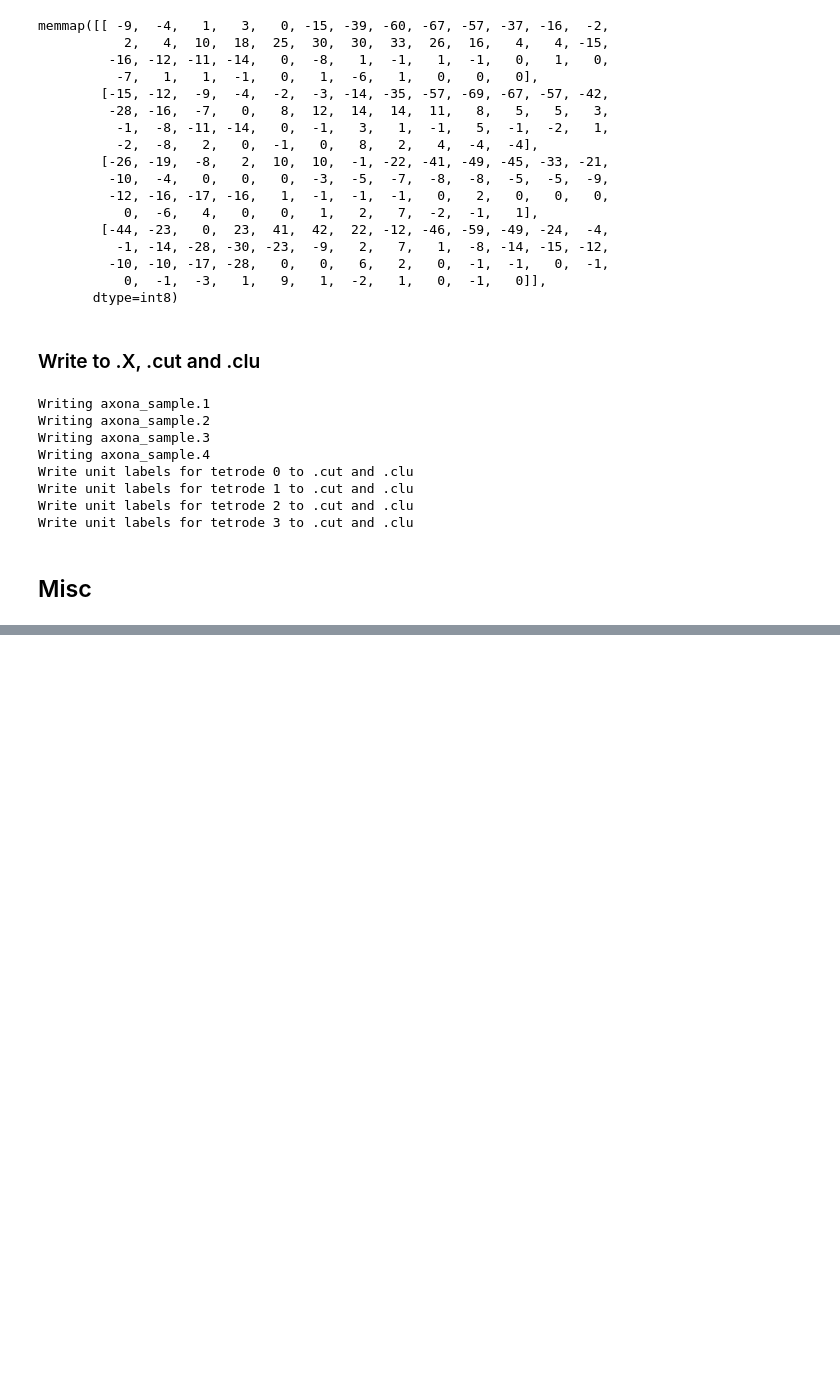
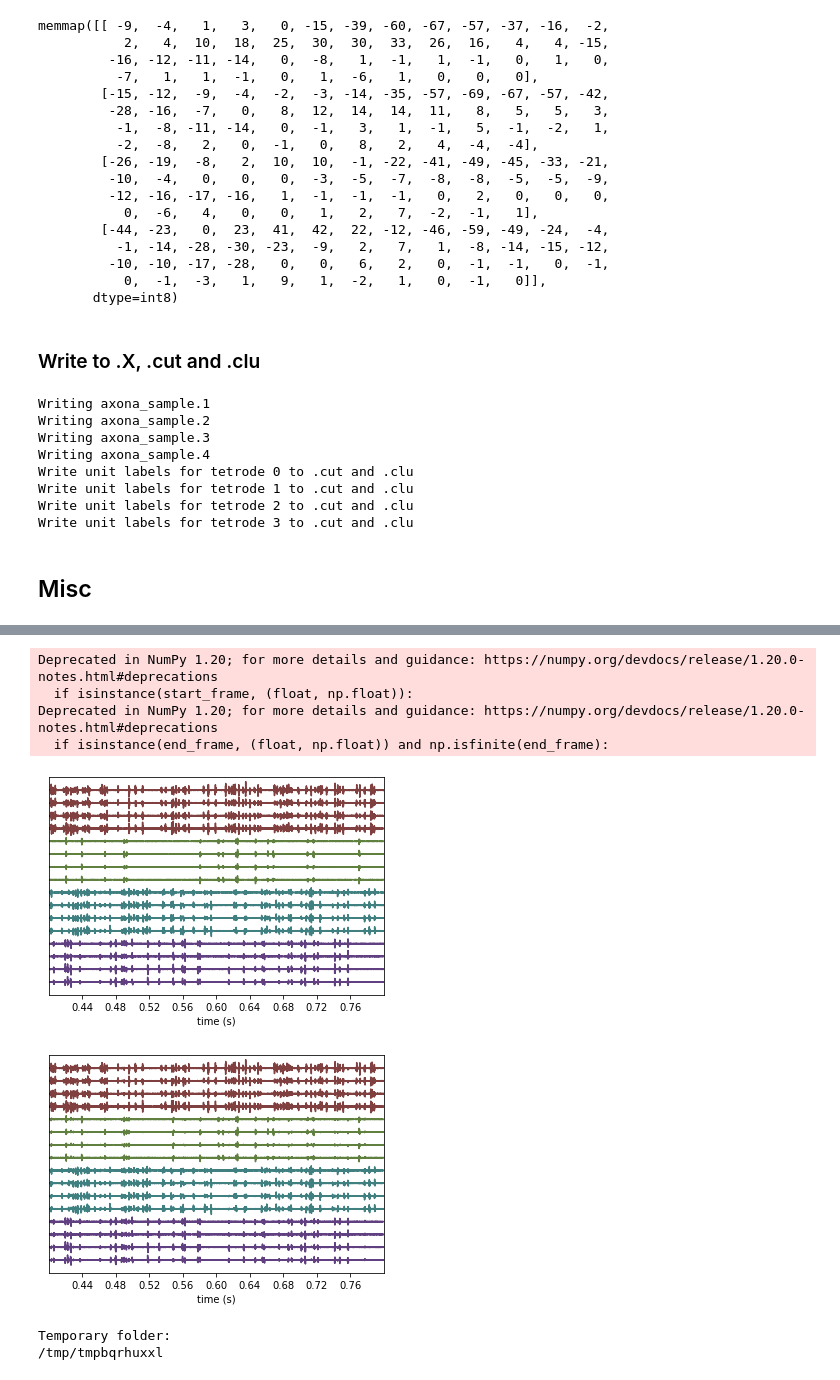
Before and after one commit to sbuergers/hussaini-lab-to-nwb-notebooks, a Jupyter notebook: Export_to_TINT.ipynb, the cells around one changed output, grey strips where cells are left out. Cells and saved outputs as stored; diff of their text form; code cells hidden in the pictures; blank space fills up the shorter version.

```diff
--- a/Export_to_TINT.ipynb
+++ b/Export_to_TINT.ipynb
@@ -1564,0 +1623,28 @@ def scale_values(x, maxabs, bound=127):
+# %%
+recording = AxonaUnitRecordingExtractor(filename=set_file)
+# %%
+recording.set_channel_locations(locations=[[0,0],[0,1],[0,2],[0,3],
+                                           [0,10],[0,11],[0,12],[0,13],
+                                           [0,20],[0,21],[0,22],[0,23],
+                                           [0,30],[0,31],[0,32],[0,33]],
+                                channel_ids=recording.get_channel_ids())
+# %%
+r_filt = st.preprocessing.bandpass_filter(recording, freq_min=300, freq_max=6000)
+w = sw.plot_timeseries(r_filt, trange=[0.4, 0.8], color_groups=True)
+
+r_cmr = st.preprocessing.common_reference(r_filt, reference='median')
+w = sw.plot_timeseries(r_cmr, trange=[0.4, 0.8], color_groups=True)
+# %% [output]
+Deprecated in NumPy 1.20; for more details and guidance: https://numpy.org/devdocs/release/1.20.0-notes.html#deprecations
+  if isinstance(start_frame, (float, np.float)):
+Deprecated in NumPy 1.20; for more details and guidance: https://numpy.org/devdocs/release/1.20.0-notes.html#deprecations
+  if isinstance(end_frame, (float, np.float)) and np.isfinite(end_frame):
+[figure, added]
+[figure, added]
+# %%
+perma_cache_filename = os.path.join(dir_example_data, 'cached_data_preproc.dat')
+r_cache = se.CacheRecordingExtractor(r_cmr, save_path = perma_cache_filename)
+print('Temporary folder:\n{}'.format(r_cache.get_tmp_folder()))
+# %% [output]
+Temporary folder:
+/tmp/tmpbqrhuxxl
```
Also changed, not shown: parts of 16 cells of this notebook.
